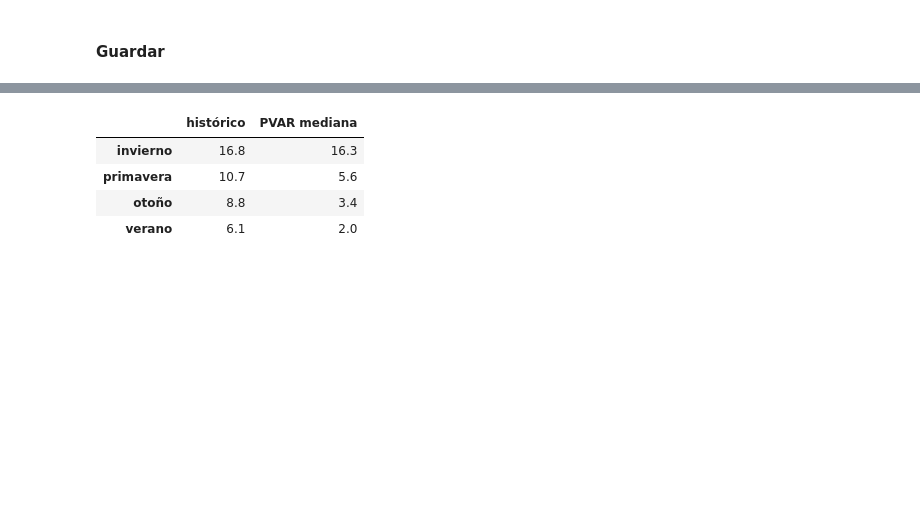
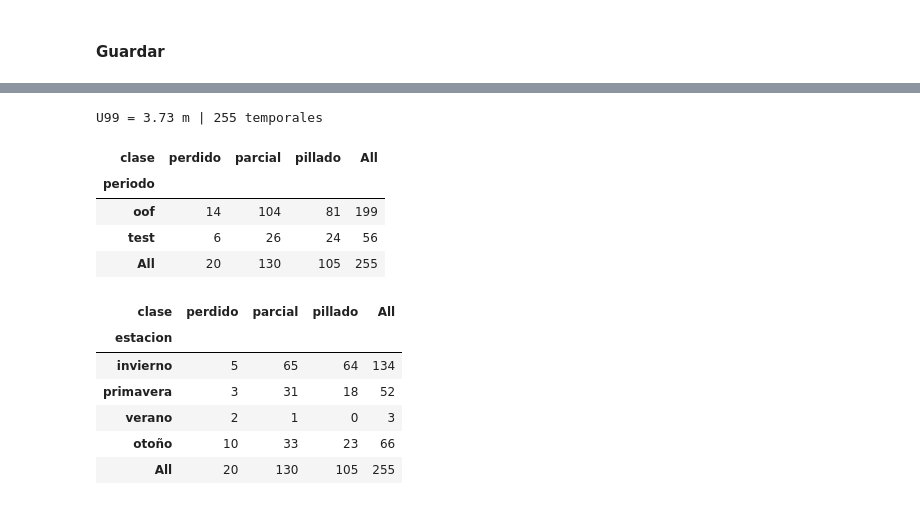
Before and after one commit to pablo-aloalg/XGBoost_VAR, a Jupyter notebook: 04_XGBoost.ipynb, the cells around one changed output, grey strips where cells are left out. Cells and saved outputs as stored; diff of their text form; code cells hidden in the pictures; blank space fills up the shorter version.

```diff
--- a/04_XGBoost.ipynb
+++ b/04_XGBoost.ipynb
@@ -277,16 +176,39 @@ pd.DataFrame({'histórico': h, 'PVAR mediana': s.median(), 'PVAR p5': s.quantile
-# %%
-#### Por estación: picos de f > q99 histórico por década
-est = lambda m: np.select([np.isin(m, [12, 1, 2]), np.isin(m, [3, 4, 5]), np.isin(m, [6, 7, 8])], ['invierno', 'primavera', 'verano'], 'otoño')
-
-def picos_est(f):
-    pk = f.index[find_peaks(f.values, height=f_hist.quantile(0.99), distance=12)[0]]
-    return pd.Series(est(pk.month)).value_counts() * 10 / f.index.year.nunique()
-
-pd.DataFrame({'histórico': picos_est(f_hist),
-              'PVAR mediana': pd.concat([picos_est(f) for f in f_sims], axis=1).fillna(0).median(axis=1)}).round(1)
-# %% [output]
-|  | histórico | PVAR mediana |
-| invierno | 16.8 | 16.3 |
-| primavera | 10.7 | 5.6 |
-| otoño | 8.8 | 3.4 |
-| verano | 6.1 | 2.0 |
+# %%
+#### Temporales (definición oficial: Hs horaria > U99, picos separados 72 h): ¿cuáles pilla la f?
+hs_obs_h = pd.read_csv(f'inputs/waves_bulk_{point}.csv', index_col=0, parse_dates=True)['VHM0'].loc['1985':'2025']
+U99 = hs_obs_h.quantile(0.99)
+
+f_hh = f_h.loc['1985':'2025'].dropna()
+f_hh = f_hh.loc[f_hh.index.intersection(waves_df_z.index)]
+hs_f_h = hs(f_hh)
+
+serie = hs_obs_h.asfreq('h')
+pk = serie.index[find_peaks(serie.fillna(0).values, height=U99, distance=72)[0]]
+
+temporales = pd.DataFrame({'hs_obs': serie.loc[pk].values,
+                           'hs_f': [hs_f_h.loc[t - pd.Timedelta('24h'):t + pd.Timedelta('24h')].max() for t in pk]}, index=pk)
+temporales['ratio'] = temporales['hs_f'] / temporales['hs_obs']
+temporales['clase'] = pd.cut(temporales['ratio'], [0, 0.5, 0.8, np.inf], labels=['perdido', 'parcial', 'pillado'], right=False)
+temporales['periodo'] = np.where(temporales.index < '2016-01-01', 'oof', 'test')
+temporales['estacion'] = np.select([temporales.index.month.isin([12, 1, 2]), temporales.index.month.isin([3, 4, 5]),
+                                    temporales.index.month.isin([6, 7, 8])], ['invierno', 'primavera', 'verano'], 'otoño')
+
+print(f'U99 = {U99:.2f} m | {len(temporales)} temporales')
+display(pd.crosstab(temporales['periodo'], temporales['clase'], margins=True))
+display(pd.crosstab(temporales['estacion'], temporales['clase'], margins=True).loc[['invierno', 'primavera', 'verano', 'otoño', 'All']])
+
+temporales.to_csv(f'{out_dir}/temporales_xgb.csv')
+# %% [output]
+U99 = 3.73 m | 255 temporales
+| clase | perdido | parcial | pillado | All |
+| periodo |  |  |  |  |
+| oof | 14 | 104 | 81 | 199 |
+| test | 6 | 26 | 24 | 56 |
+| All | 20 | 130 | 105 | 255 |
+| clase | perdido | parcial | pillado | All |
+| estacion |  |  |  |  |
+| invierno | 5 | 65 | 64 | 134 |
+| primavera | 3 | 31 | 18 | 52 |
+| verano | 2 | 1 | 0 | 3 |
+| otoño | 10 | 33 | 23 | 66 |
+| All | 20 | 130 | 105 | 255 |
```
Also changed, not shown: parts of 10 cells of this notebook, 33 other files.
